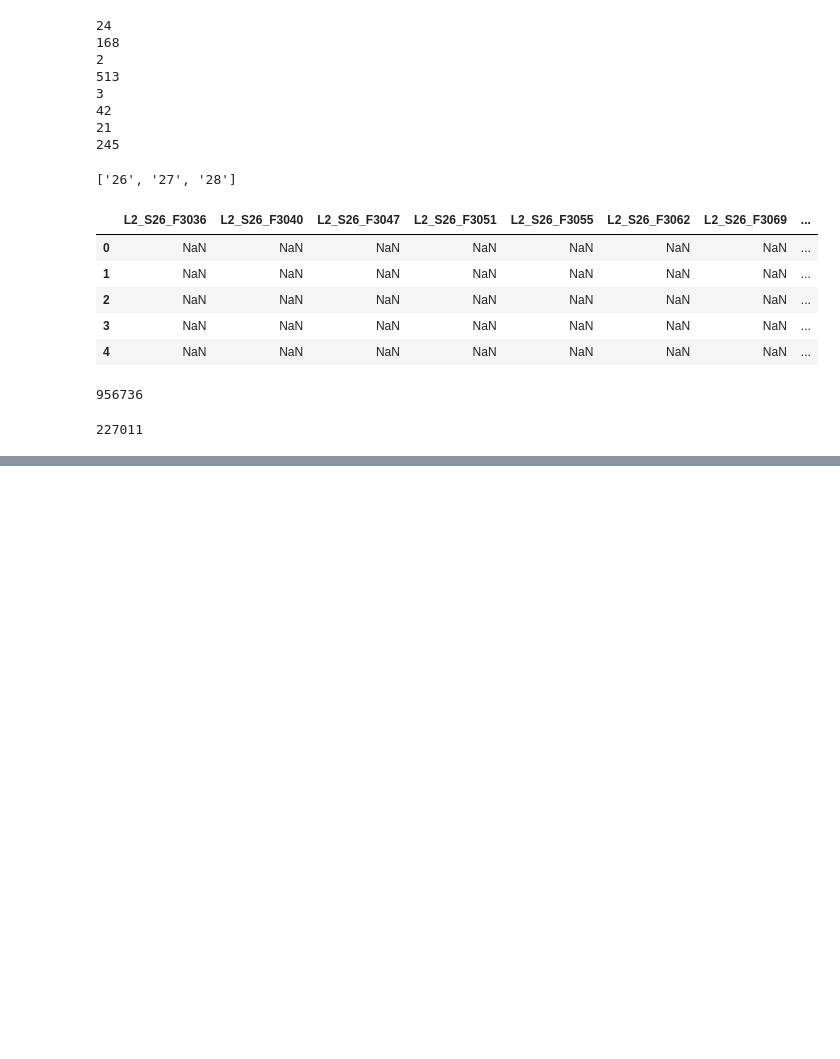
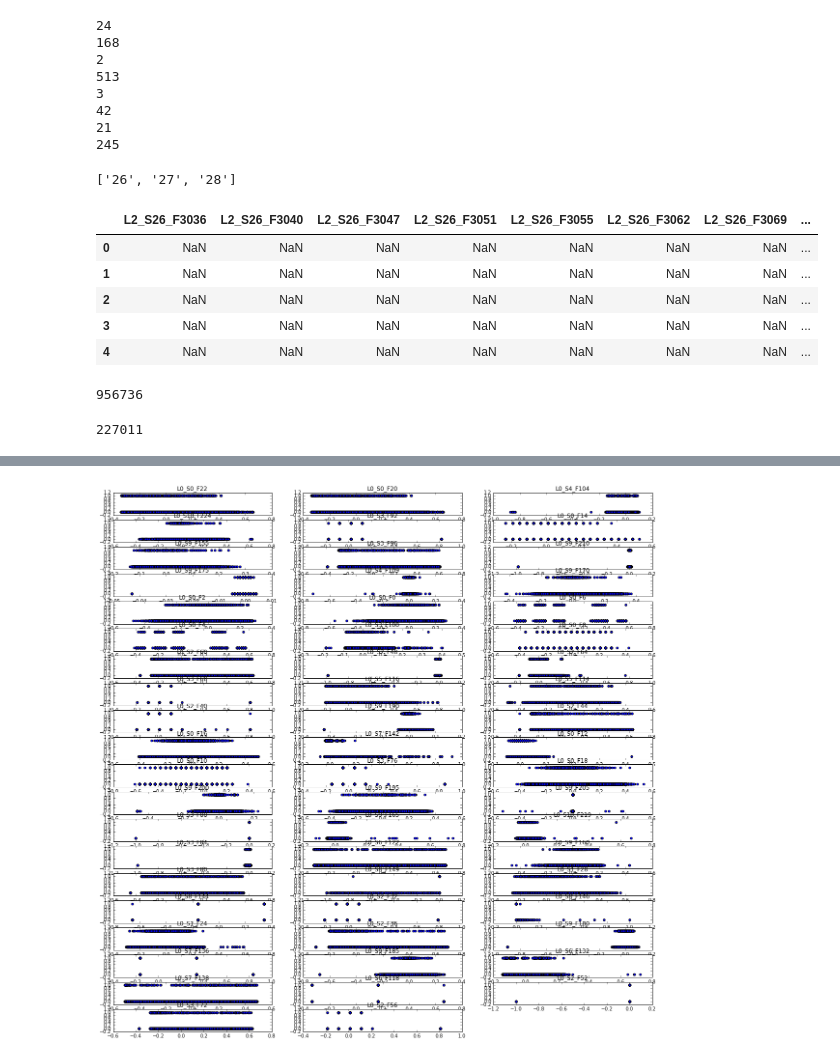
Before and after one commit to SiddhanthUnnithan/bosch_plp, a Jupyter notebook: Bosch_plp.ipynb, the cells around one changed output, grey strips where cells are left out. Saved outputs shown, nothing was run; the diff lists cells and outputs as text; code cells hidden in the pictures; blank space fills up the shorter version.

Commit message:
smaller numeric set and feature plotting

```diff
--- a/Bosch_plp.ipynb
+++ b/Bosch_plp.ipynb
@@ -132,3 +132,6 @@ def generate_plots(df, size):
         axes.plot(zip(numerical_ids, df[col].tolist()))
 
     matplotlib.pyplot.show()
+# %%
+# only use the first three hundred thousand rows
+df_numeric = df_numeric[:300000]
@@ -134,0 +152,31 @@ def generate_plots(df, size):
+# %%
+def feature_trends(df, response_col, size=(3, 10), ignore=[]):
+    """
+        Plot feature values against response variable.
+
+        Parameters
+        ----------
+        df : {pandas.Dataframe}
+            data set
+
+        response_col : {string}
+            response variable in data set
+
+        size : {tuple}
+            size of plot grid; defaults to 10x3 (i.e. 30 features)
+
+        ignore : {list}
+            list of features to ignore when plotting
+    """
+    fig = plt.figure(figsize=(40,20), dpi=400)
+    cols = df_numeric.columns[:size[0]*size[1]]
+    cols = set(cols) - set(ignore)
+    for idx, col in enumerate(cols):
+        axes = fig.add_subplot(size[0], size[1], idx+1)
+        axes.set_title(col)
+        axes.scatter(df[col], df[response_col])
+    plt.show()
+# %%
+feature_trends(df_numeric, "Response", size=(20,3), ignore=["Id", "Response"])
+# %% [output]
+[figure, added]
```
Also changed, not shown: parts of 3 cells of this notebook.
